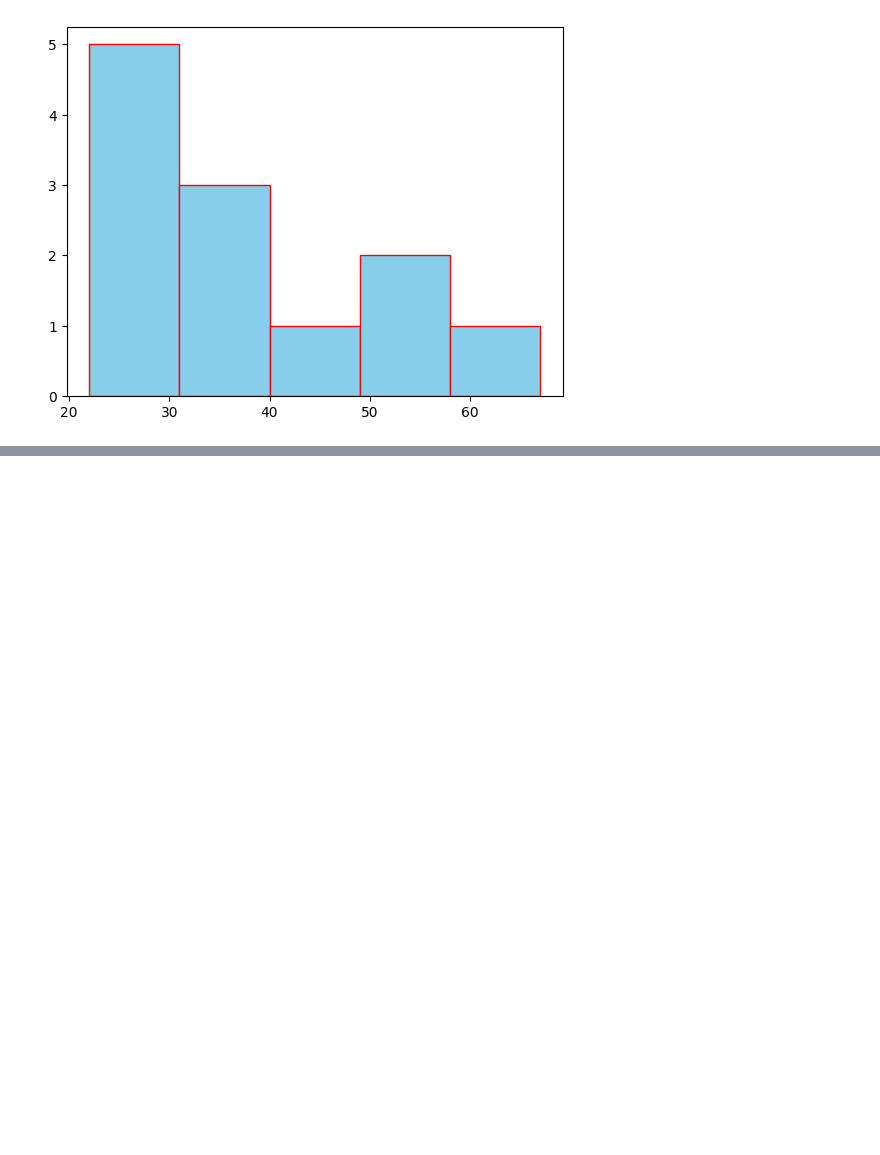
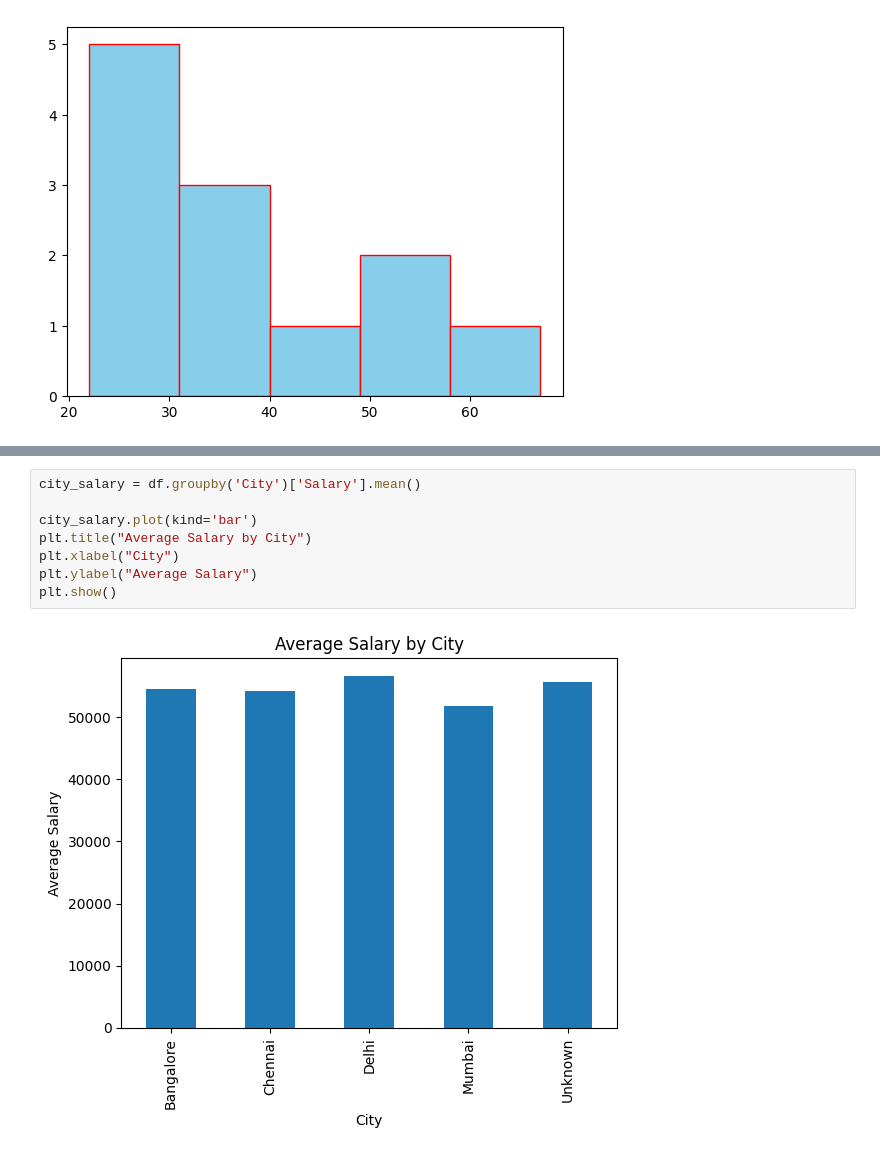
Before and after one commit to Nakulan12/ML, a Jupyter notebook: Python_Basics.ipynb, the cells around one changed output, grey strips where cells are left out. Saved outputs shown, nothing was run; the diff lists cells and outputs as text; blank space fills up the shorter version.

```diff
--- a/Python_Basics.ipynb
+++ b/Python_Basics.ipynb
@@ -369,0 +460,10 @@ plt.show()
+# %%
+city_salary = df.groupby('City')['Salary'].mean()
+
+city_salary.plot(kind='bar')
+plt.title("Average Salary by City")
+plt.xlabel("City")
+plt.ylabel("Average Salary")
+plt.show()
+# %% [output]
+[figure, added]
```
Also changed, not shown: parts of 12 cells of this notebook.
